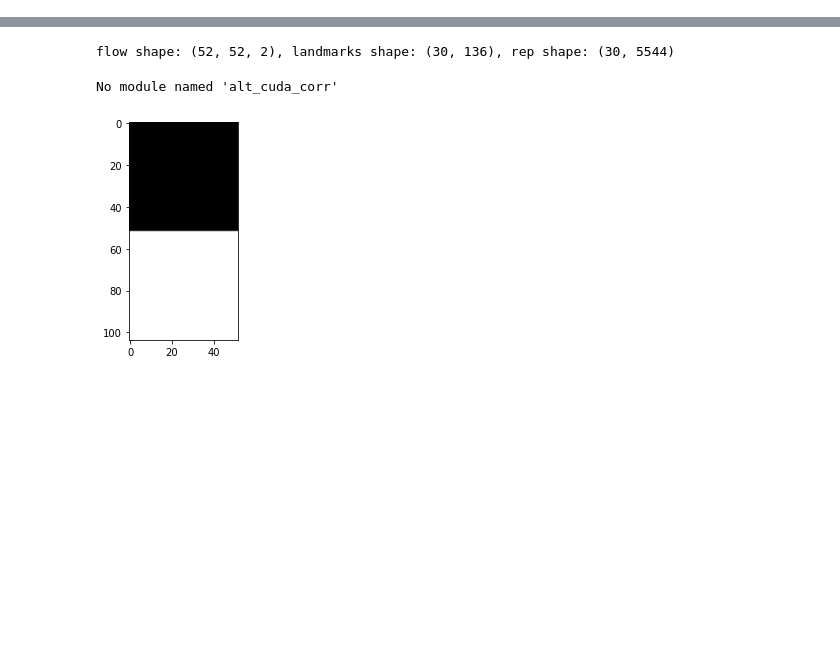
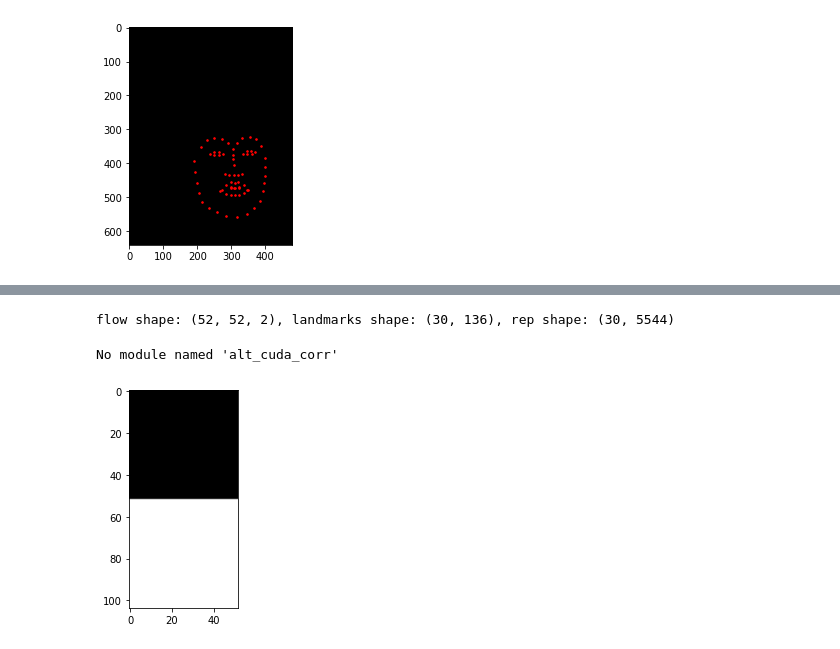
Before and after one commit to arnoldjair/python_libs, a Jupyter notebook: notebooks/1.0_test_loaded_records.ipynb, the cells around one changed output, grey strips where cells are left out. Saved outputs shown, nothing was run; the diff lists cells and outputs as text; code cells hidden in the pictures; blank space fills up the shorter version.

```diff
--- a/notebooks/1.0_test_loaded_records.ipynb
+++ b/notebooks/1.0_test_loaded_records.ipynb
@@ -3,2 +7,11 @@ from python_libs.dataset import RoseParser, Protocol, Record, SingleDatasource
 # %%
 train, test = Protocol.get_protocol("/home/equipo/Insync/arnoldjair@gmail.com/GoogleDrive/Desarrollo/python_libs/configs/unit_test.json")
+# %%
+record_0 = train[0]
+video_info_path = f'{record_0.video_path}.info'
+[rot, width, height, fps] = get_video_info_file(video_info_path)
+image_0 = np.zeros([int(height), int(width),3],dtype=np.uint8)
+landmarks_0 = record_0.get_landmarks(time=300, reshape=False)
+show_landmarks(image_0, landmarks_0[0])
+# %% [output]
+[figure, added]
```
Also changed, not shown: parts of 5 cells of this notebook, 58 other files.
